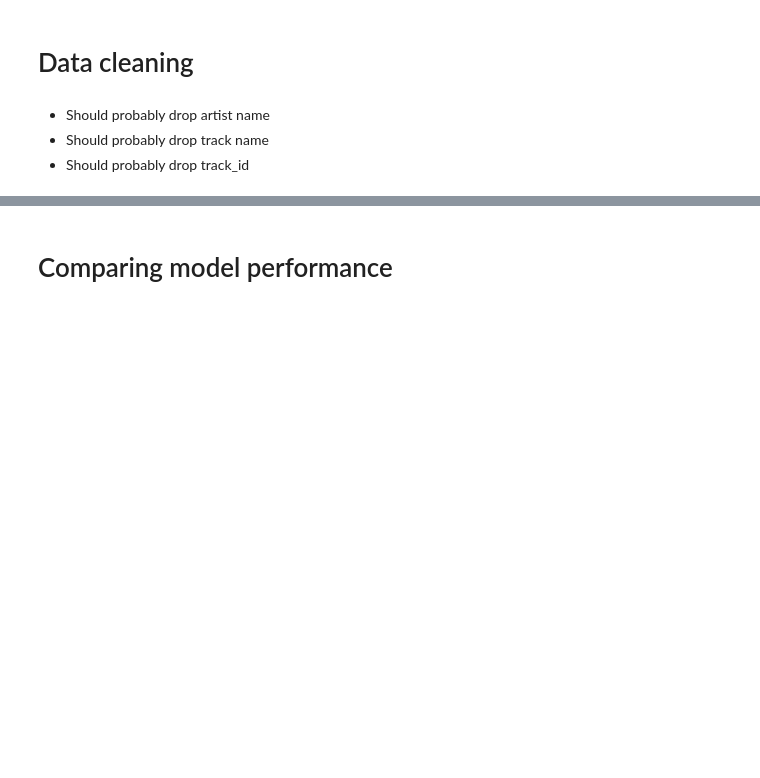
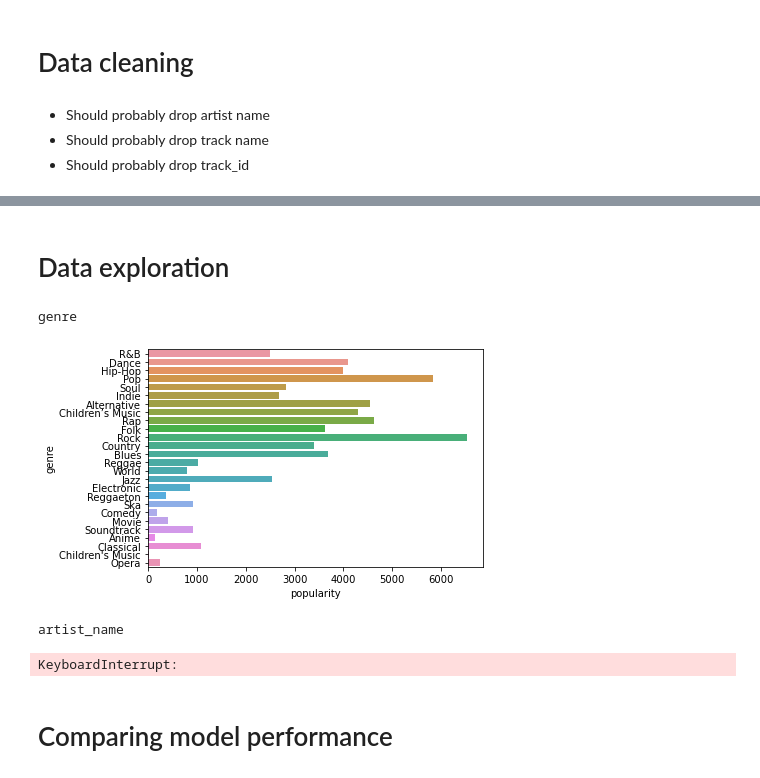
Before and after one commit to Sean-Chaos/DBA-4811-Group-Project, a Jupyter notebook: Working copy .ipynb, the cells around one changed output, grey strips where cells are left out. Saved outputs shown, nothing was run; the diff lists cells and outputs as text; code cells hidden in the pictures; blank space fills up the shorter version.

```diff
--- a/Working copy .ipynb
+++ b/Working copy .ipynb
@@ -133,6 +134,21 @@ df.head()
 | 2 | Hip-Hop | Mary J. Blige | Be Without You - Kendu Mix | 2YegxR5As7BeQuVp2U6pek | 1 | 0.083 | 0.724 | 246333 | ... |
 | 3 | Pop | Mary J. Blige | Be Without You - Kendu Mix | 2YegxR5As7BeQuVp2U6pek | 1 | 0.083 | 0.724 | 246333 | ... |
 | 4 | Soul | Mary J. Blige | Be Without You - Kendu Mix | 2YegxR5As7BeQuVp2U6pek | 1 | 0.083 | 0.724 | 246333 | ... |
+# %% [markdown]
+# Data exploration
+# %%
+features = df.columns.to_list()
+features = features[4:]
+# %%
+for i in features:
+    print(i)
+    fig = sns.barplot(data=df, x='popularity', y=i, estimator=lambda x: len(x))
+    plt.show()
+# %% [output]
+genre
+[figure, added]
+artist_name
+KeyboardInterrupt:
 # %% [markdown]
 # Comparing model performance
 # %%
```
Also changed, not shown: parts of 12 cells of this notebook.
